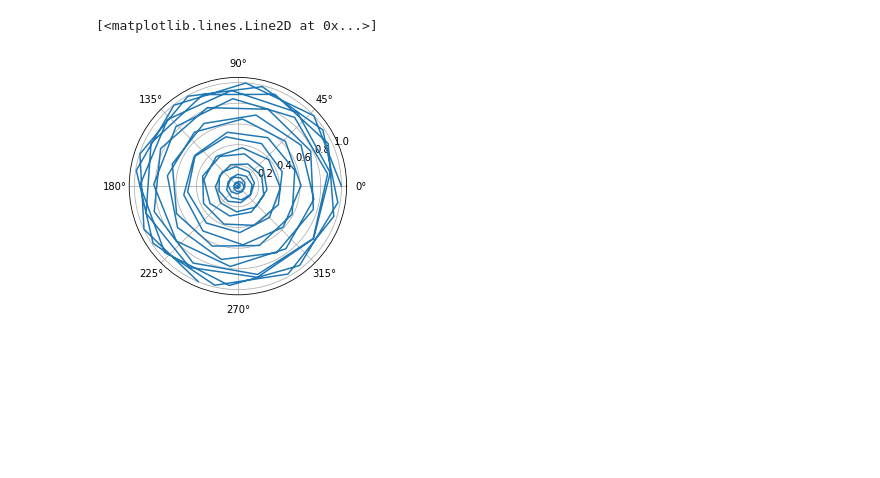
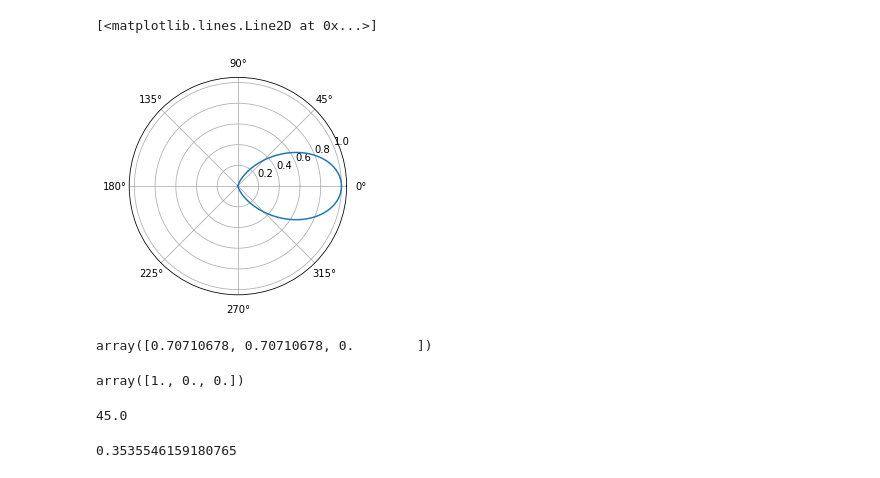
Before and after one commit to UCSD-E4E/radio_collar_tracker_gcs, a Jupyter notebook: scripts/antenna_model.ipynb, the cells around one changed output. Saved outputs shown, nothing was run; the diff lists cells and outputs as text; code cells hidden in the pictures; blank space fills up the shorter version.

Commit message:
Updated sensitivity model

```diff
--- a/scripts/antenna_model.ipynb
+++ b/scripts/antenna_model.ipynb
@@ -4,14 +4,14 @@ import matplotlib.pyplot as plt
 import numpy as np
 # %%
 def antennaModel(beam_angle:float) -> float:
-    base = np.cos(np.deg2rad(beam_angle)) ** (2.99999)
+    base = np.cos(beam_angle) ** (2.99999)
     return base
 # %%
-phi = np.arange(0, 360, 1)
+phi = np.arange(0, 2 * np.pi, 0.01)
 # %%
 pattern = antennaModel(phi)
 # %%
-plt.polar(np.rad2deg(phi), pattern)
+plt.polar(phi, pattern)
 # %% [output]
 [<matplotlib.lines.Line2D at 0x...>]
-[figure, old version]
+[figure, new version]
@@ -17,0 +22,26 @@ plt.polar(np.rad2deg(phi), pattern)
+# %%
+# Get my current heading
+x = np.cos(np.deg2rad(my_heading))
+y = np.sin(np.deg2rad(my_heading))
+heading_vector = np.array([x, y, 0])
+heading_vector
+# %% [output]
+array([0.70710678, 0.70710678, 0.        ])
+# %%
+# Get the bearing to the transmitter
+transmitter_vector = tx_pos - my_pos
+transmitter_vector = transmitter_vector / np.linalg.norm(transmitter_vector)
+transmitter_vector
+# %% [output]
+array([1., 0., 0.])
+# %%
+# Compute the bearing from antenna to transmitter
+dot = np.dot(heading_vector, transmitter_vector)
+angle = np.arccos(dot)
+np.rad2deg(angle)
+# %% [output]
+45.0
+# %%
+antennaModel(angle)
+# %% [output]
+0.3535546159180765
```
Also changed, not shown: parts of 1 cell of this notebook, 1 other file.
